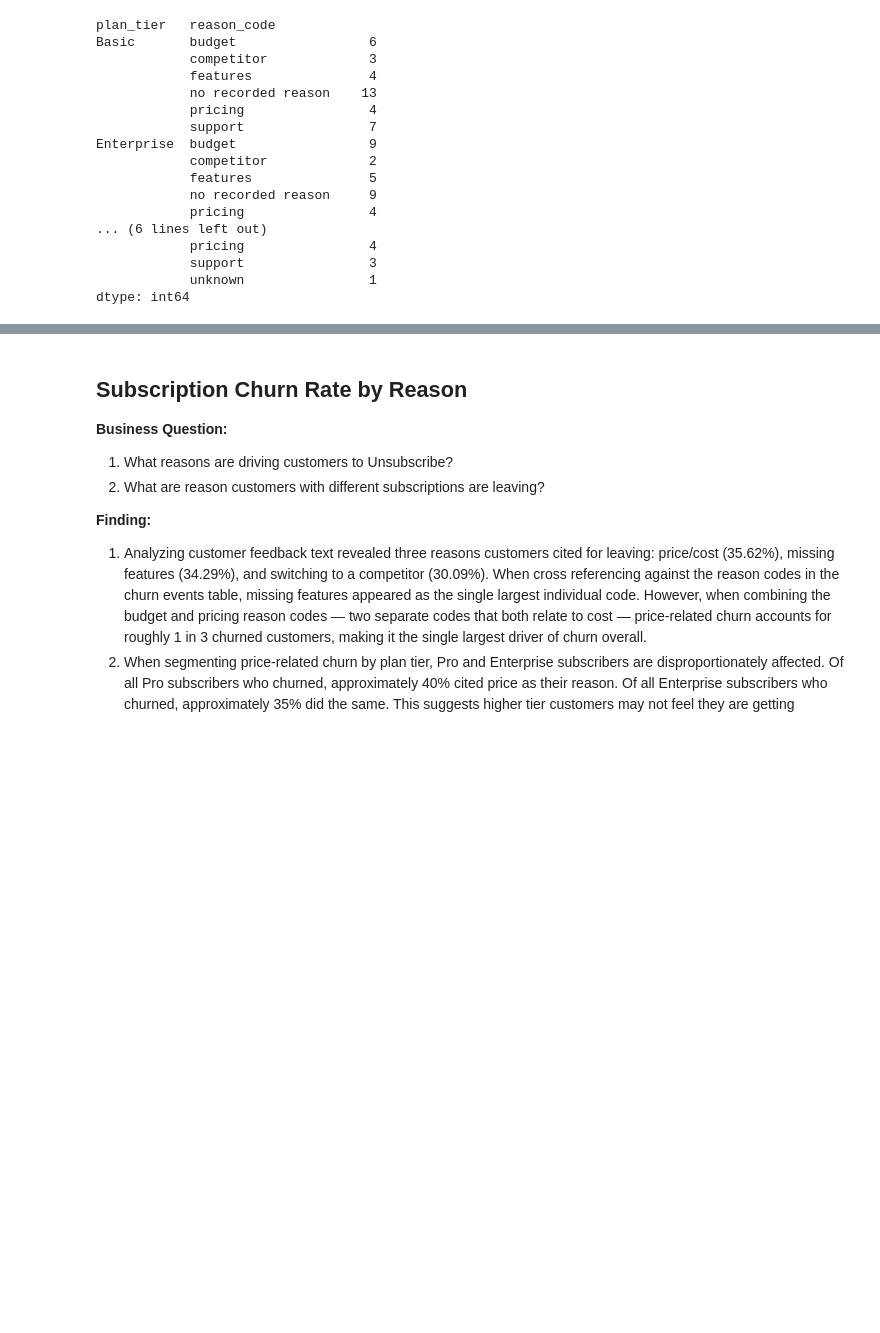
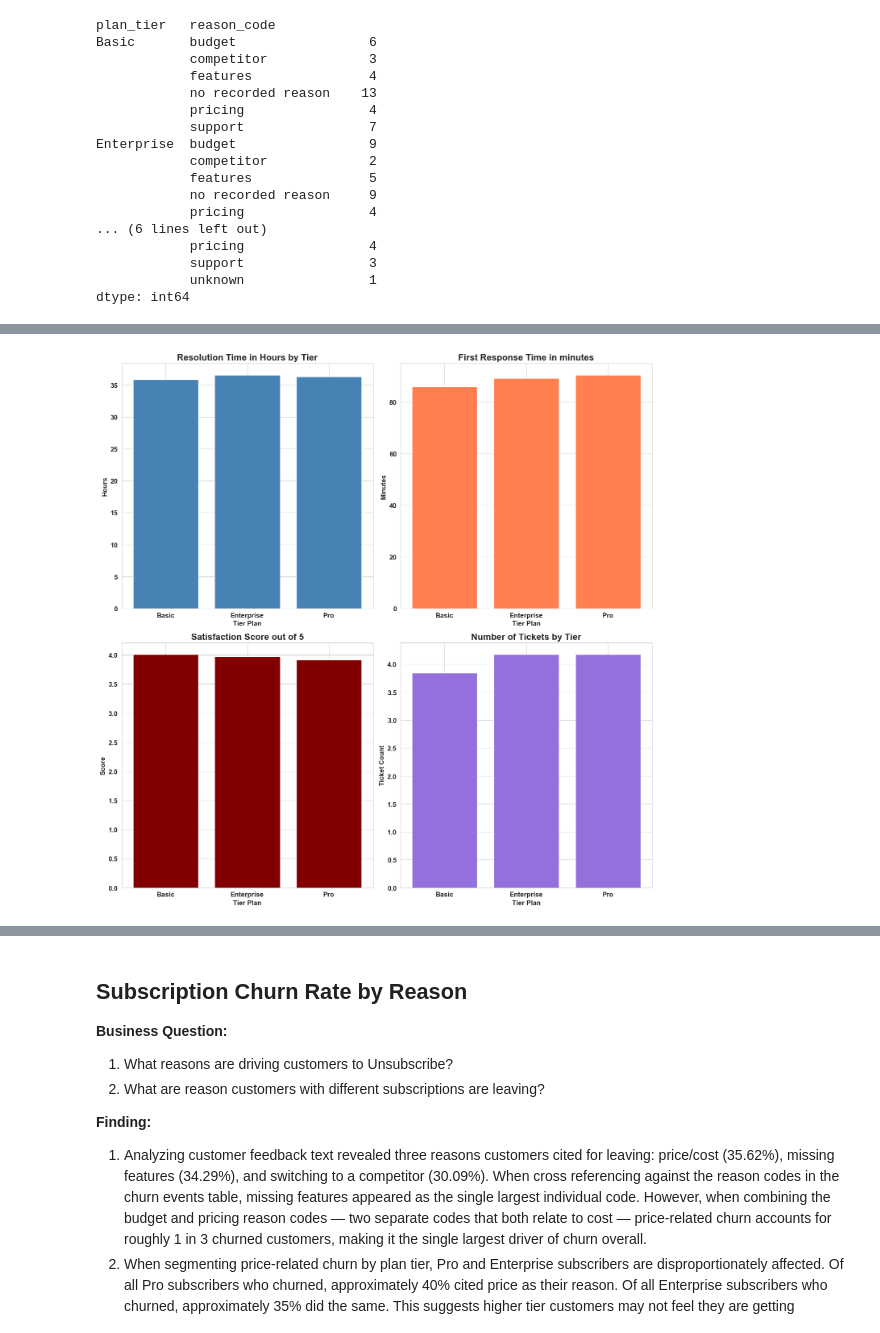
Before and after one commit to christianrm0821/saas-churn-analysis, a Jupyter notebook: saas_case_study/saas_case_study.ipynb, the cells around one changed output, grey strips where cells are left out. Saved outputs shown, nothing was run; the diff lists cells and outputs as text; code cells hidden in the pictures; blank space fills up the shorter version.

```diff
--- a/saas_case_study/saas_case_study.ipynb
+++ b/saas_case_study/saas_case_study.ipynb
@@ -280,0 +349,4 @@ Text(0.5, 0, 'Reason for Churning')
+# %%
+# Merge sup_ticket and account in order to have plan tier in the sup_ticket table
+support_tier = pd.merge(sup_tickets,account[['account_id','plan_tier']], on='account_id',how='left')
+support_tier
@@ -280,0 +367,4 @@ Text(0.5, 0, 'Reason for Churning')
+# %%
+#group by account_id and plan tier, then get the mean score of first_response time, resolution time, satisfaction score, and the number of tickets
+account_support_tier_mean = support_tier.groupby(['account_id','plan_tier']).agg(resolution_time = ('resolution_time_hours', 'mean'),first_response = ('first_response_time_minutes','mean'), satisfaction_score = ('satisfaction_score','mean'), ticket_count = ('ticket_id','count')).round(2)
+account_support_tier_mean
@@ -280,0 +386,3 @@ Text(0.5, 0, 'Reason for Churning')
+# %%
+support_tier_mean =  account_support_tier_mean.groupby('plan_tier').agg(resolution_time =('resolution_time','mean'),first_response = ('first_response','mean'),satisfaction_score = ('satisfaction_score','mean'), ticket_count=('ticket_count','mean'))
+support_tier_mean
@@ -280,0 +395,44 @@ Text(0.5, 0, 'Reason for Churning')
+# %%
+#creating a 2x2 grid to have all 4 bar graphs
+fig,  axes = plt.subplots(2,2, figsize = (14,14))
+
+#A list for different colors for each graph
+colors = ['steelblue', 'coral', 'maroon', 'mediumpurple']
+
+#top left, resolution time in hours by tier graph
+axes[0,0].bar(support_tier_mean.index, support_tier_mean['resolution_time'], color = colors[0])
+axes[0,0].set_title('Resolution Time in Hours by Tier', fontsize = 16, fontweight = 'bold')
+axes[0,0].set_xlabel('Tier Plan', fontweight = 'bold', fontsize = 12)
+axes[0,0].set_ylabel('Hours', fontweight = 'bold', fontsize = 12)
+
+#Top right, first response time in minutes by tier
+axes[0,1].bar(support_tier_mean.index, support_tier_mean['first_response'], color = colors[1])
+axes[0,1].set_title('First Response Time in minutes', fontsize = 16, fontweight = 'bold')
+axes[0,1].set_xlabel('Tier Plan', fontweight = 'bold', fontsize = 12)
+axes[0,1].set_ylabel('Minutes', fontweight = 'bold', fontsize = 12)
+
+#bottom left, satisfaction score(out of 5) by tier
+axes[1,0].bar(support_tier_mean.index, support_tier_mean['satisfaction_score'], color = colors[2])
+axes[1,0].set_title('Satisfaction Score out of 5', fontsize = 16, fontweight = 'bold')
+axes[1,0].set_xlabel('Tier Plan', fontweight = 'bold', fontsize = 12)
+axes[1,0].set_ylabel('Score', fontweight = 'bold', fontsize = 12)
+
+#bottom right, ticket count by tier
+axes[1,1].bar(support_tier_mean.index, support_tier_mean['ticket_count'], color = colors[3])
+axes[1,1].set_title('Number of Tickets by Tier', fontsize = 16, fontweight = 'bold')
+axes[1,1].set_xlabel('Tier Plan', fontweight = 'bold', fontsize = 12)
+axes[1,1].set_ylabel('Ticket Count', fontweight = 'bold', fontsize = 12)
+
+#makes the x and y labels for all of the graphs bold and slightly larger so they are more visible
+for ax in axes.flat:
+    for label in ax.get_xticklabels():
+        label.set_fontweight('bold')
+        label.set_fontsize(12)
+    for label in ax.get_yticklabels():
+        label.set_fontweight('bold')
+        label.set_fontsize(12)
+
+plt.tight_layout()
+plt.show()
+# %% [output]
+[figure, added]
```
Also changed, not shown: parts of 13 cells of this notebook.
